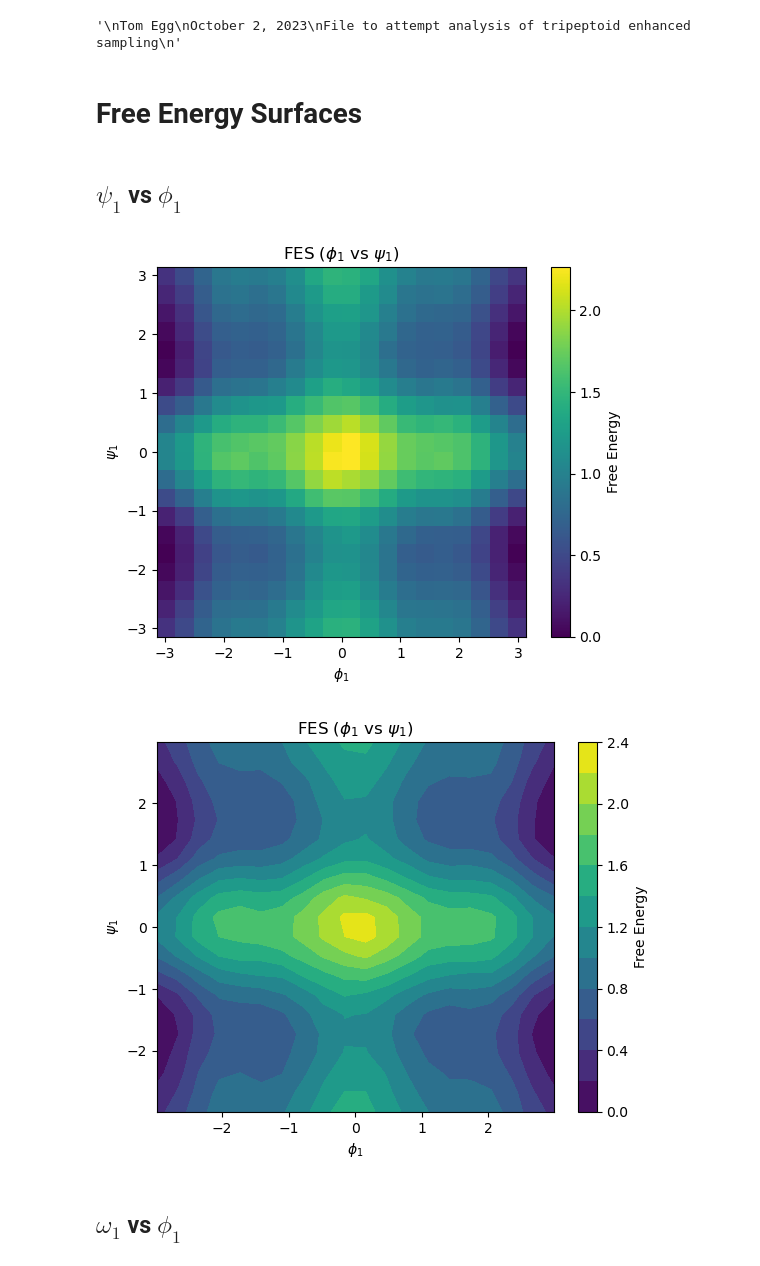
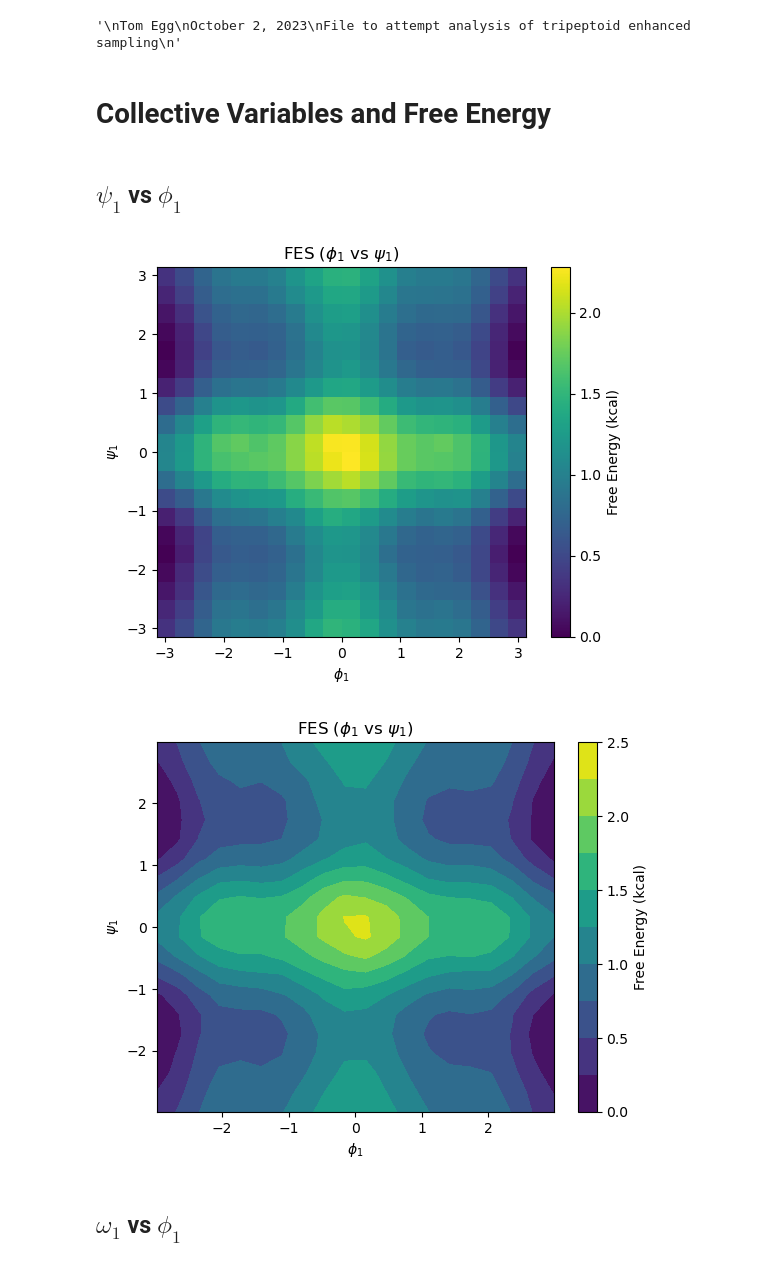
Before and after one commit to thomas-egg/rotation_project, a Jupyter notebook: analysis-sandbox.ipynb, the cells around one changed output. Saved outputs shown, nothing was run; the diff lists cells and outputs as text; code cells hidden in the pictures.

```diff
--- a/analysis-sandbox.ipynb
+++ b/analysis-sandbox.ipynb
@@ -14,7 +14,7 @@ import pandas as pd
 import numpy as np
 import csv
 # %% [markdown]
-# Free Energy Surfaces
+# Collective Variables and Free Energy
 # %%
 # COLVAR
 file_path = '/scratch/tje3676/openmm-test/COLVAR'
@@ -34,17 +34,16 @@ y_edge = None
 for chunk in chunks:
 
     # Chunk histogram
-    chunk_hist, x_edges, y_edges = np.histogram2d(chunk['s_phi_1'], chunk['s_psi_1'], bins=[20, 20])
+    chunk_hist, x_edges, y_edges = np.histogram2d(chunk['phi1'], chunk['psi1'], bins=[20, 20])
 
     # Add to total histogram
     hist += chunk_hist
 # %%
 # Transform to free energy:
-beta = 1 / (8.314472 ** -3 * 3000)
 def distribution_to_FE(hist):
 
     # Apply transformation
-    hist = -(beta ** -1) * np.log(hist)
+    hist = - (3000 * (8.314472 ** -3)) * np.log(hist)
     return hist / 4.214
 
 # Convert histogram to FE histogram
@@ -55,28 +54,28 @@ min_value = np.min(hist)
 hist = hist - min_value
 # %%
 # Create a heatmap or 2D histogram plot
-plt.imshow(hist, extent=[x_edges[0], x_edges[-1], y_edges[0], y_edges[-1]], cmap='viridis')
-plt.colorbar(label='Free Energy')
+plt.imshow(hist, extent=[x_edges[0], x_edges[-1], y_edges[0], y_edges[-1]], origin='lower', cmap='viridis')
+plt.colorbar(label='Free Energy (kcal)')
 plt.xlabel('$\phi_1$')
 plt.ylabel('$\psi_1$')
 plt.title('FES ($\phi_1$ vs $\psi_1$)')
 plt.show()
 # %% [output]
-[figure, old version]
+[figure, new version]
 # %%
 # Work with centers
 x_centers = (x_edges[1:] + x_edges[:-1]) / 2
 y_centers = (y_edges[1:] + y_edges[:-1]) / 2
 
 # Create a heatmap or 2D histogram plot
-plt.contourf(x_centers, y_centers, hist, levels=12, cmap='viridis')
-plt.colorbar(label='Free Energy')
+plt.contourf(x_centers, y_centers, hist, levels=9, cmap='viridis')
+plt.colorbar(label='Free Energy (kcal)')
 plt.xlabel('$\phi_1$')
 plt.ylabel('$\psi_1$')
 plt.title('FES ($\phi_1$ vs $\psi_1$)')
 plt.show()
 # %% [output]
-[figure, old version]
+[figure, new version]
 # %% [markdown]
 ## $\omega_1$ vs $\phi_1$
 # %%
```
Also changed, not shown: parts of 14 cells of this notebook.
